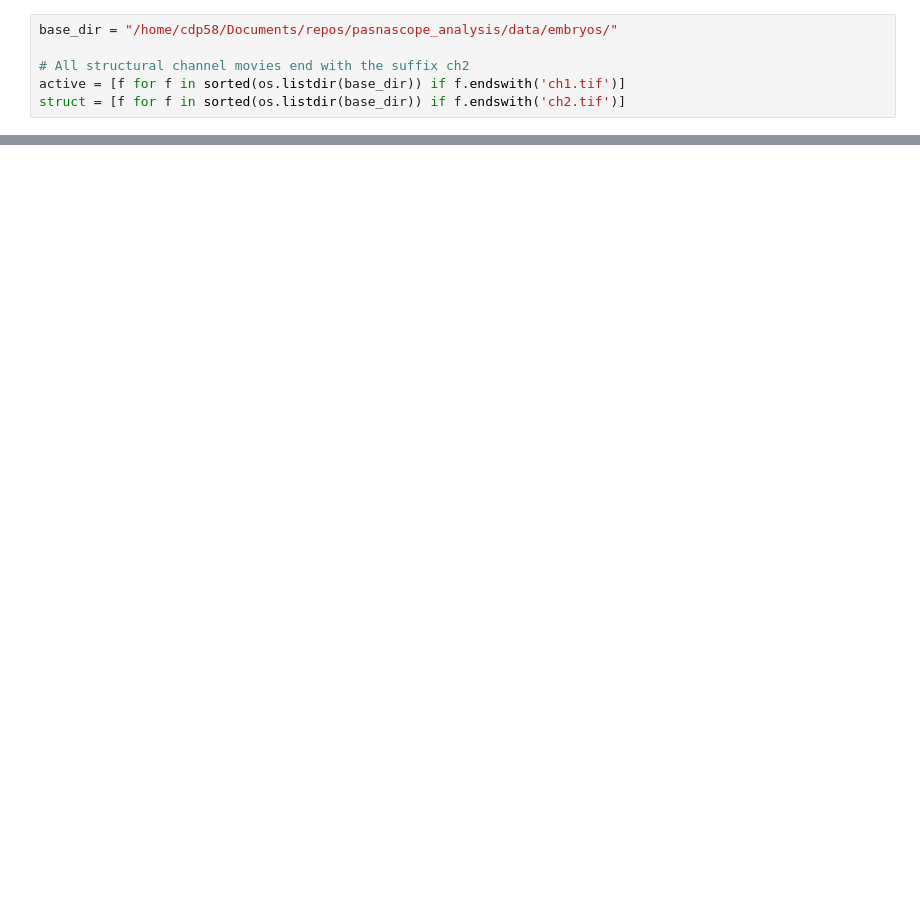
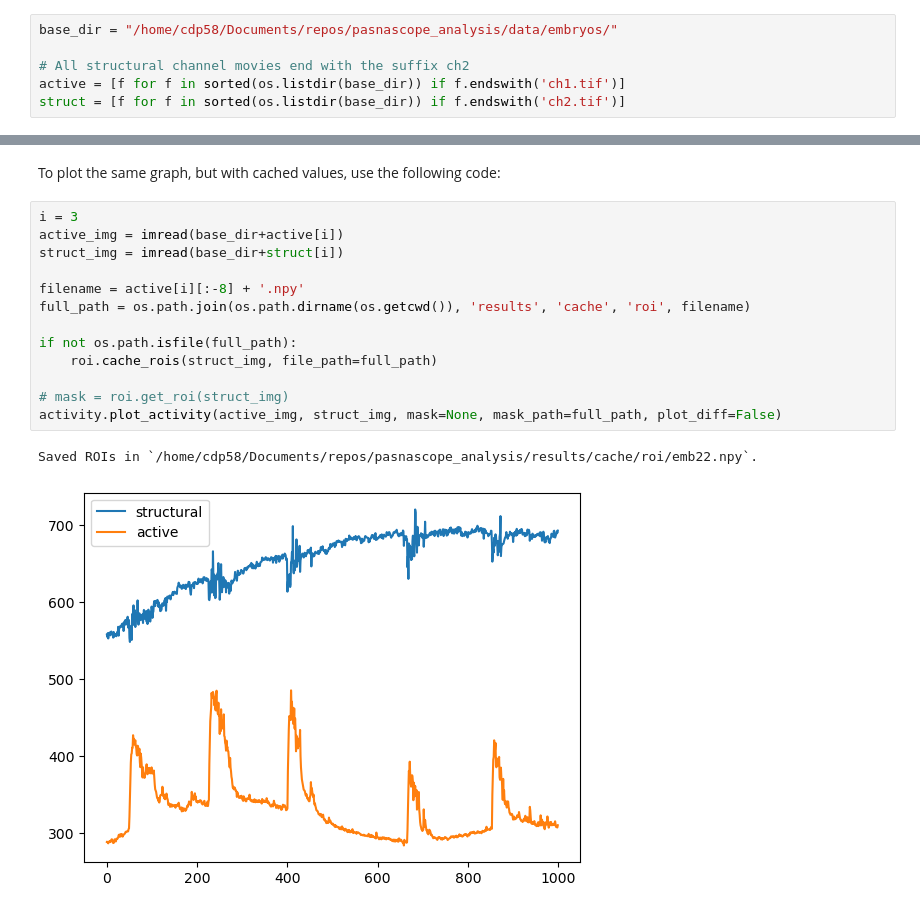
Before and after one commit to ACRLab/snazzy, a Jupyter notebook: notebooks/activity.ipynb, the cells around one changed output, grey strips where cells are left out. Cells and saved outputs as stored; diff of their text form; blank space fills up the shorter version.

```diff
--- a/notebooks/activity.ipynb
+++ b/notebooks/activity.ipynb
@@ -31,0 +34,18 @@ emb61-ch1.tif
+# %% [markdown]
+To plot the same graph, but with cached values, use the following code:
+# %%
+i = 3
+active_img = imread(base_dir+active[i])
+struct_img = imread(base_dir+struct[i])
+
+filename = active[i][:-8] + '.npy'
+full_path = os.path.join(os.path.dirname(os.getcwd()), 'results', 'cache', 'roi', filename)
+
+if not os.path.isfile(full_path):
+    roi.cache_rois(struct_img, file_path=full_path)
+
+# mask = roi.get_roi(struct_img)
+activity.plot_activity(active_img, struct_img, mask=None, mask_path=full_path, plot_diff=False)
+# %% [output]
+Saved ROIs in `/home/cdp58/Documents/repos/pasnascope_analysis/results/cache/roi/emb22.npy`.
+[figure, added]
```
Also changed, not shown: parts of 3 cells of this notebook, 3 other files.
